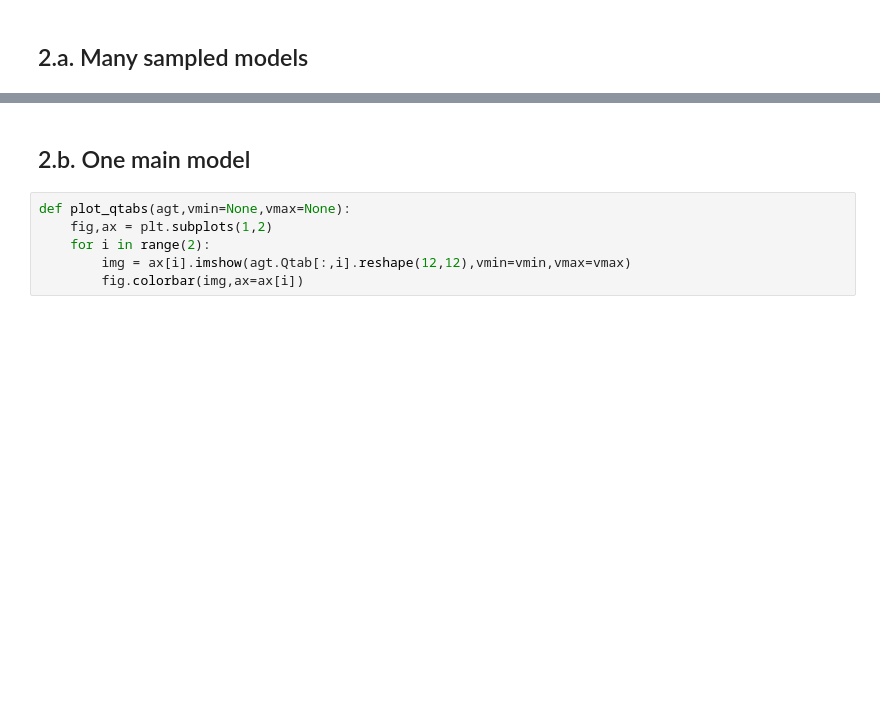
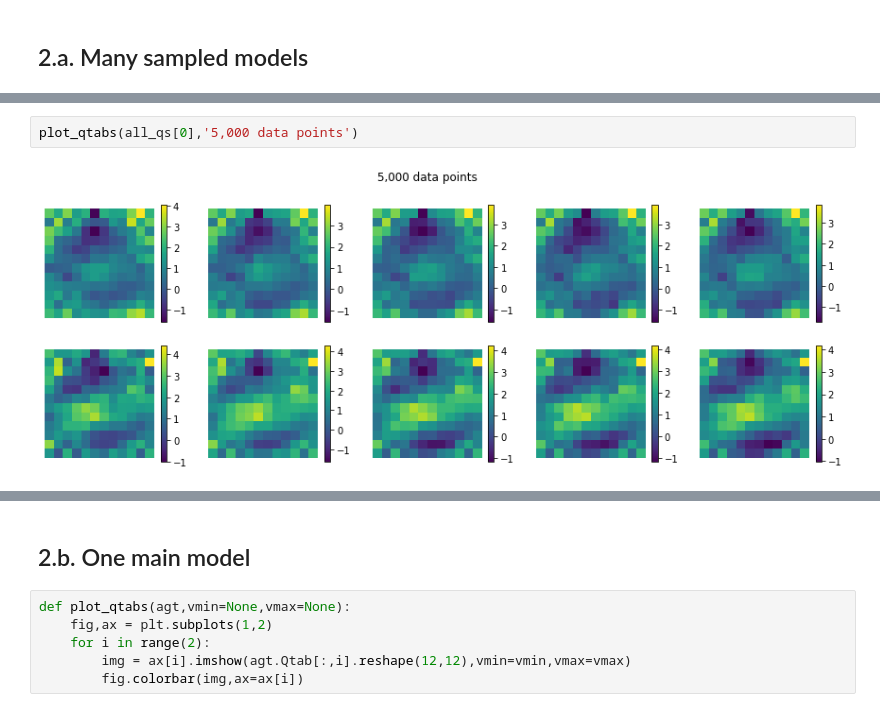
Before and after one commit to ccli3896/RLWorms, a Jupyter notebook: 12_19_homeTesting/RunMoreThings.ipynb, the cells around one changed output, grey strips where cells are left out. Drawn from its saved outputs; the diff is of its cells as text; blank space fills up the shorter version.

```diff
--- a/12_19_homeTesting/RunMoreThings.ipynb
+++ b/12_19_homeTesting/RunMoreThings.ipynb
@@ -212 +229,5 @@ learning
+# %%
+plot_qtabs(all_qs[0],'5,000 data points')
+# %% [output]
+[figure, added]
 # %%
```
Also changed, not shown: parts of 3 cells of this notebook.
